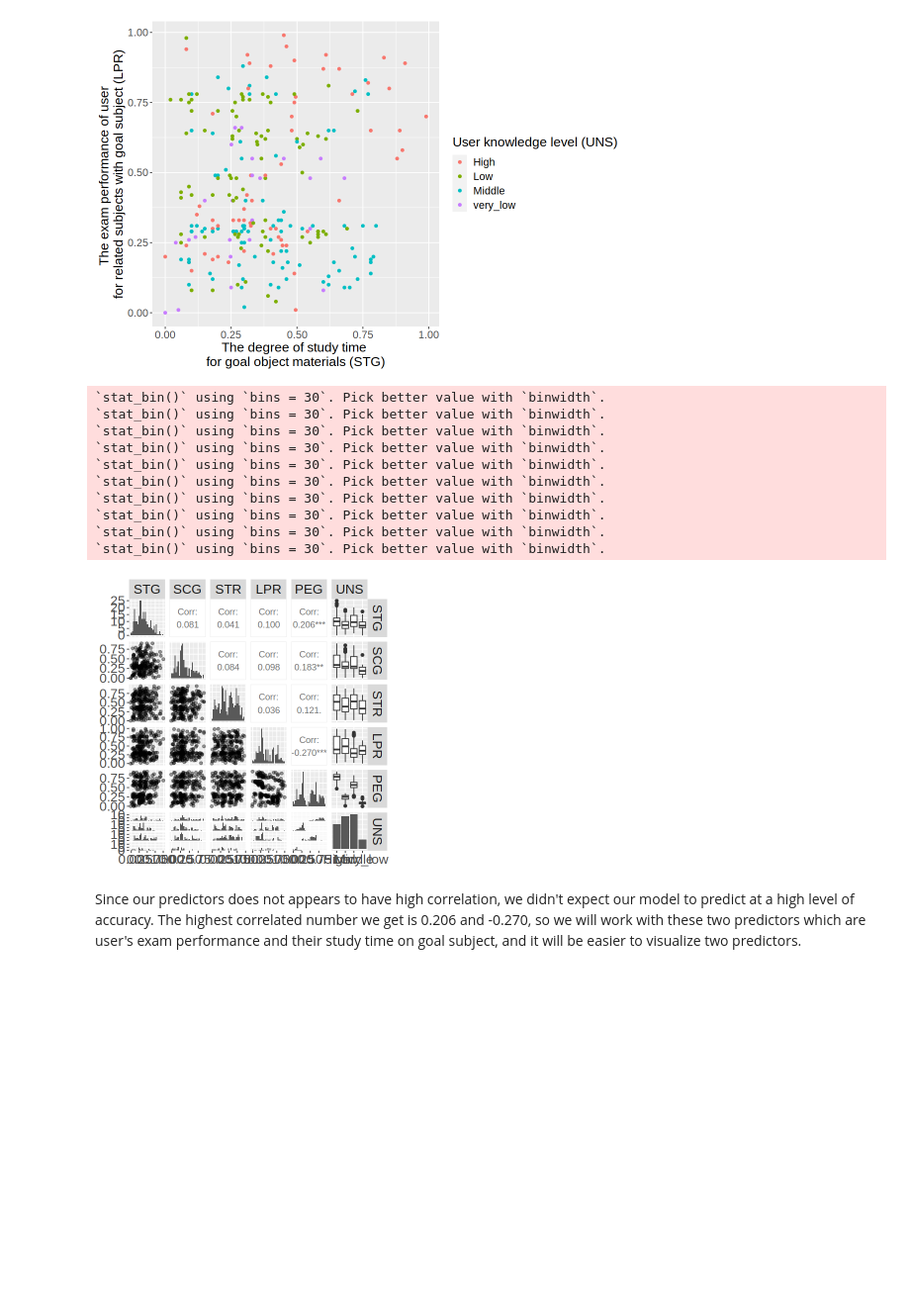
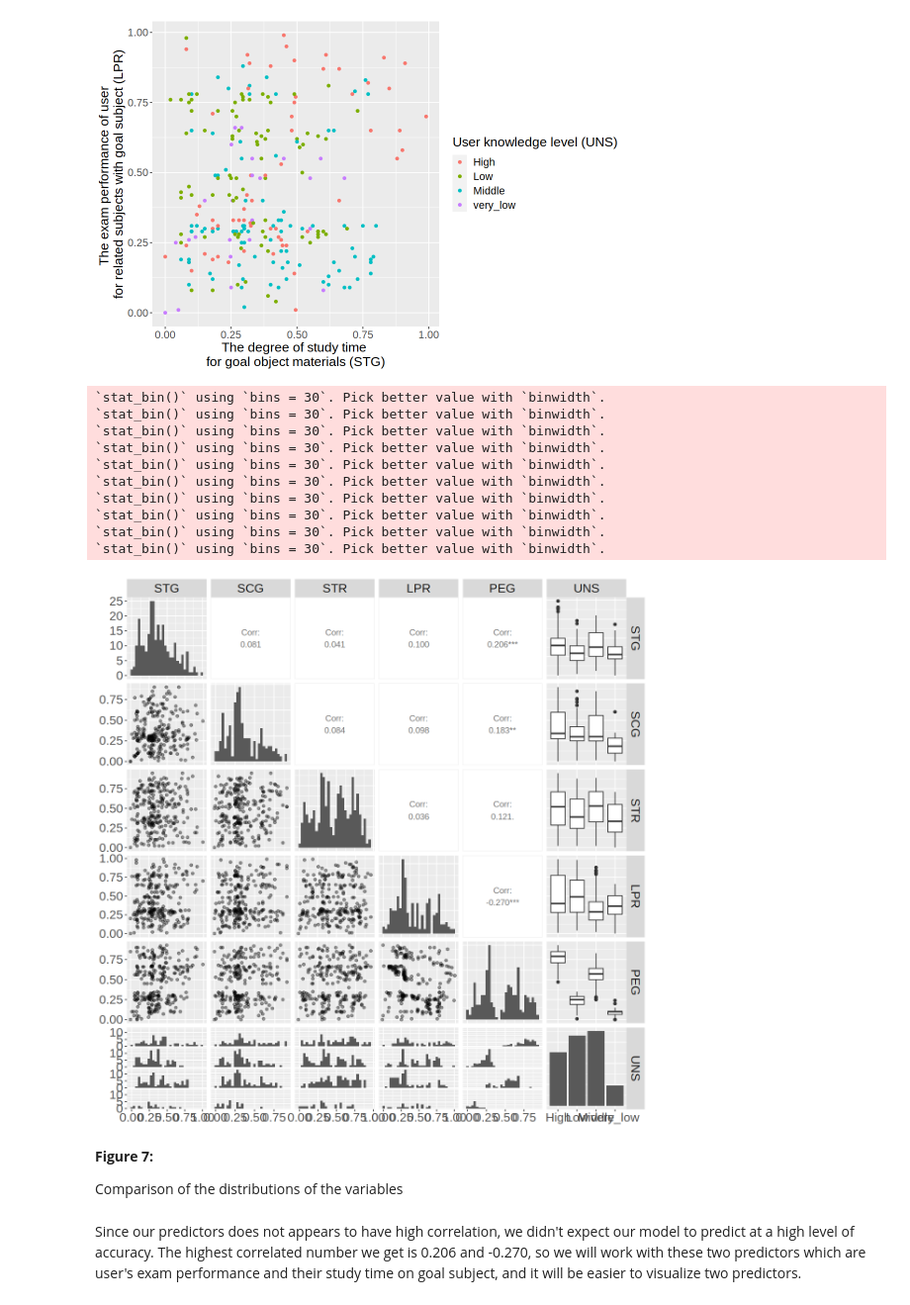
Before and after one commit to thisisyifulin/group_contract, a Jupyter notebook: project_proposal.ipynb, the cells around one changed output. Shown at 99% size. Saved outputs shown, nothing was run; the diff lists cells and outputs as text; code cells hidden in the pictures; blank space fills up the shorter version.

Commit message:
changed some figure di

```diff
--- a/project_proposal.ipynb
+++ b/project_proposal.ipynb
@@ -270,28 +273,32 @@ stg_lpr_plot
 [figure]
 # %%
 set.seed (1234)
-options(repr.plot.width = 5, repr.plot.height = 5)
+options(repr.plot.width = 10, repr.plot.height = 10)
 
 pairplot <- training_data |>
      ggpairs(
          lower = list(continuous = wrap('points', alpha = 0.4)),
          diag = list(continuous = "barDiag")
      ) +
      theme(text = element_text(size = 20))
 
 pairplot
 # %% [output]
 `stat_bin()` using `bins = 30`. Pick better value with `binwidth`.
 `stat_bin()` using `bins = 30`. Pick better value with `binwidth`.
 `stat_bin()` using `bins = 30`. Pick better value with `binwidth`.
 `stat_bin()` using `bins = 30`. Pick better value with `binwidth`.
 `stat_bin()` using `bins = 30`. Pick better value with `binwidth`.
 `stat_bin()` using `bins = 30`. Pick better value with `binwidth`.
 `stat_bin()` using `bins = 30`. Pick better value with `binwidth`.
 `stat_bin()` using `bins = 30`. Pick better value with `binwidth`.
 `stat_bin()` using `bins = 30`. Pick better value with `binwidth`.
 `stat_bin()` using `bins = 30`. Pick better value with `binwidth`.
-[figure, old version]
+[figure, new version]
+# %% [markdown]
+<b> Figure 7: </b>
+
+Comparison of the distributions of the variables
 # %% [markdown]
 Since our predictors does not appears to have high correlation, we didn't expect our model to predict at a high level of accuracy. The highest correlated number we get is 0.206 and -0.270, so we will work with these two predictors which are user's exam performance and their study time on goal subject, and it will be easier to visualize two predictors.
 # %%
```
Also changed, not shown: parts of 7 cells of this notebook.
